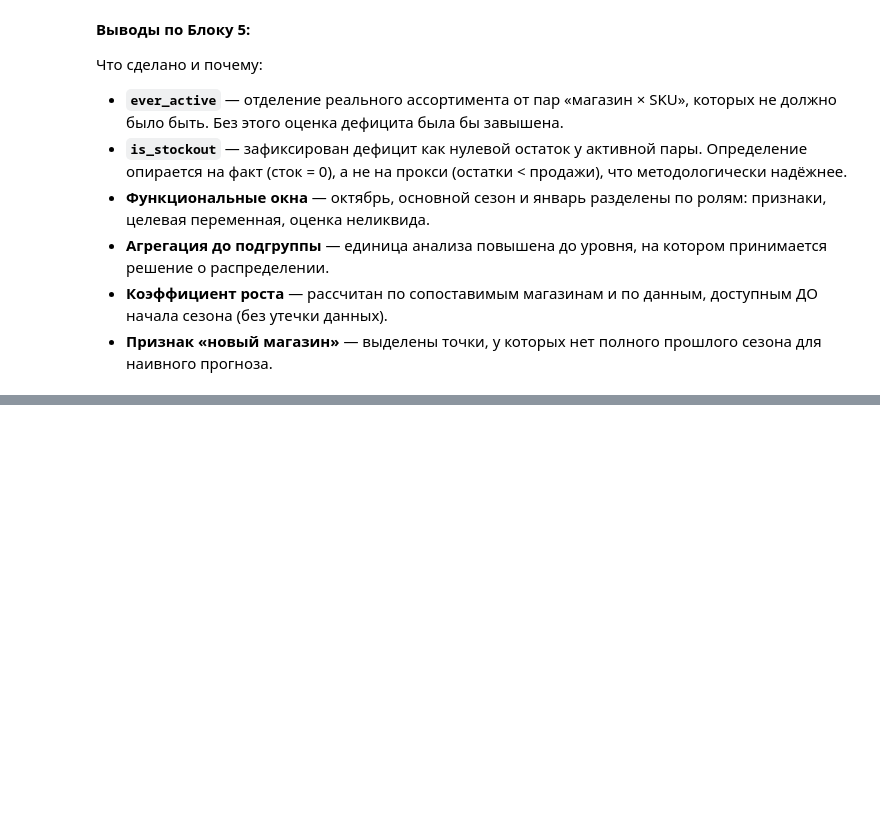
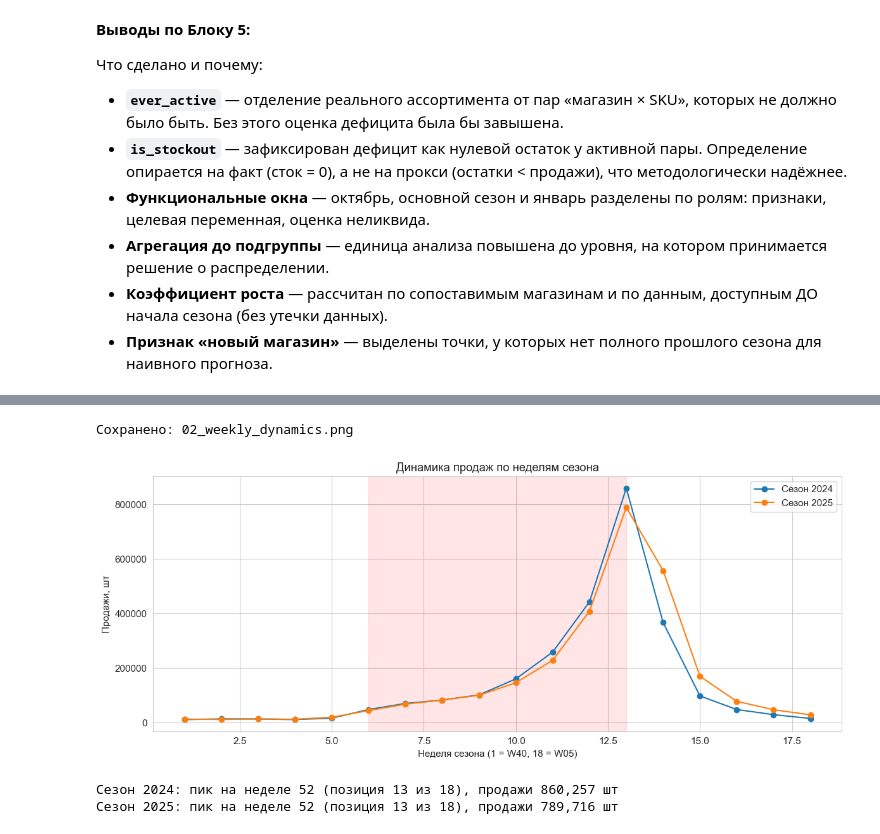
Before and after one commit to AnastasiyaEremina/final_project_hse_eremina, a Jupyter notebook: notebooks/code0908.ipynb, the cells around one changed output, grey strips where cells are left out. Drawn from its saved outputs; the diff is of its cells as text; code cells hidden in the pictures; blank space fills up the shorter version.

```diff
--- a/notebooks/code0908.ipynb
+++ b/notebooks/code0908.ipynb
@@ -641,0 +732,37 @@ print(f"\nКоэффициент роста сети (октябрь): {growth_c
+# %%
+# Подблок 6.4 — Динамика продаж по неделям и определение пика сезона (недели идут не по числовому порядку номера (40, 41, ..., 52, 1, 2, ...), а по хронологии внутри сезона, строится порядковый номер недели сезона (1–18), чтобы график не разрывался на границе календарного года)
+# хронологический порядок недель внутри сезона: 40..52, затем 1..05
+week_order = list(range(40, 53)) + list(range(1, 6))
+week_position = {w: i + 1 for i, w in enumerate(week_order)}
+
+weekly_totals = (
+    df_week.groupby(["season", "iso_week"], as_index=False)["sales_qty"].sum()
+)
+weekly_totals["week_position"] = weekly_totals["iso_week"].map(week_position)
+weekly_totals = weekly_totals.sort_values(["season", "week_position"])
+
+fig, ax = plt.subplots(figsize=(12, 5))
+for season, group in weekly_totals.groupby("season"):
+    ax.plot(group["week_position"], group["sales_qty"], marker="o", label=f"Сезон {season}")
+
+ax.set_xlabel("Неделя сезона (1 = W40, 18 = W05)")
+ax.set_ylabel("Продажи, шт")
+ax.set_title("Динамика продаж по неделям сезона")
+ax.legend()
+ax.axvspan(6, 13, alpha=0.1, color="red", label="ноябрь–декабрь")  # примерная зона основного сезона
+
+plt.tight_layout()
+save_fig(fig, "02_weekly_dynamics")
+plt.show()
+
+# определяем пик — неделю с максимальными продажами по каждому сезону
+for season, group in weekly_totals.groupby("season"):
+    peak_row = group.loc[group["sales_qty"].idxmax()]
+    print(f"Сезон {season}: пик на неделе {int(peak_row['iso_week']):02d} "
+          f"(позиция {int(peak_row['week_position'])} из 18), "
+          f"продажи {peak_row['sales_qty']:,.0f} шт")
+# %% [output]
+Сохранено: 02_weekly_dynamics.png
+[figure, added]
+Сезон 2024: пик на неделе 52 (позиция 13 из 18), продажи 860,257 шт
+Сезон 2025: пик на неделе 52 (позиция 13 из 18), продажи 789,716 шт
```
Also changed, not shown: parts of 40 cells of this notebook, 7 other files.
